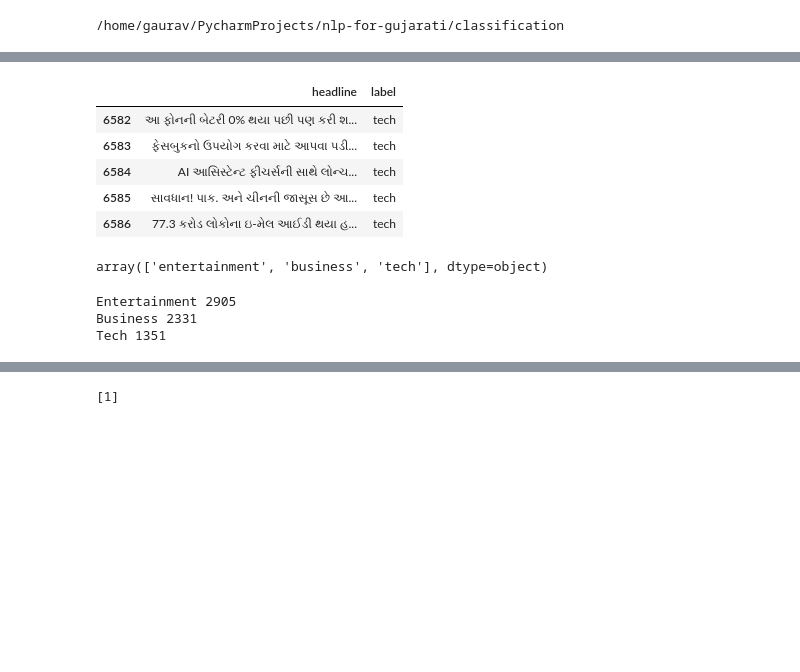
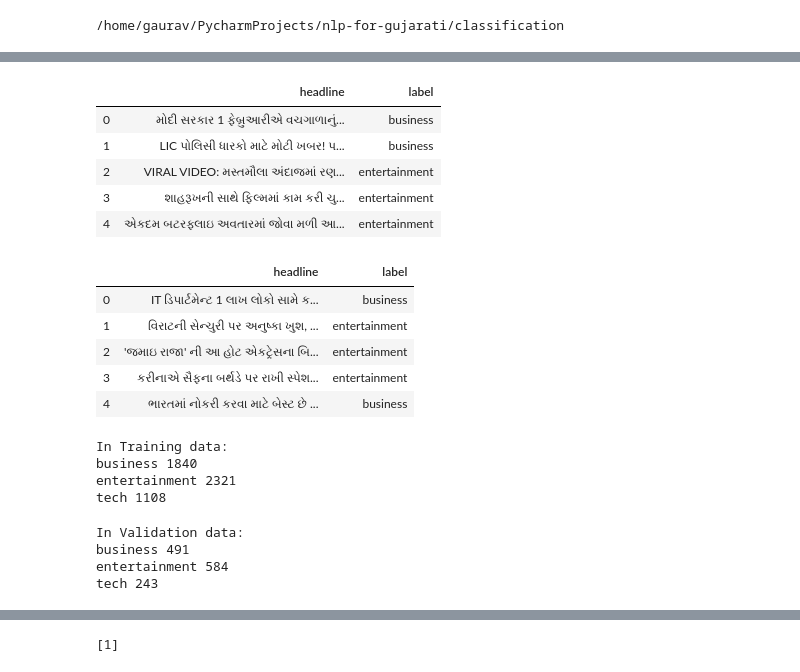
Before and after one commit to goru001/nlp-for-gujarati, a Jupyter notebook: classification/Gujarati_Classification_Model.ipynb, the cells around one changed output, grey strips where cells are left out. Drawn from its saved outputs; the diff is of its cells as text; code cells hidden in the pictures; blank space fills up the shorter version.

```diff
--- a/classification/Gujarati_Classification_Model.ipynb
+++ b/classification/Gujarati_Classification_Model.ipynb
@@ -27,23 +22,39 @@ Gujarati_Classification_Model.ipynb
 # %%
-df = pd.read_csv(path/'Gujarati_Classification_Data_News_Headlines.csv')
-df.tail()
+train_df = pd.read_csv(path/'train.csv')
+train_df.head()
 # %% [output]
 |  | headline | label |
-| 6582 | આ ફોનની બેટરી 0% થયા પછી પણ કરી શ... | tech |
-| 6583 | ફેસબુકનો ઉપયોગ કરવા માટે આપવા પડી... | tech |
-| 6584 | AI આસિસ્ટેન્ટ ફીચર્સની સાથે લોન્ચ... | tech |
-| 6585 | સાવધાન! પાક. અને ચીનની જાસૂસ છે આ... | tech |
-| 6586 | 77.3 કરોડ લોકોના ઇ-મેલ આઈડી થયા હ... | tech |
+| 0 | મોદી સરકાર 1 ફેબ્રુઆરીએ વચગાળાનું... | business |
+| 1 | LIC પોલિસી ધારકો માટે મોટી ખબર! પ... | business |
+| 2 | VIRAL VIDEO: મસ્તમૌલા અંદાજમાં રણ... | entertainment |
+| 3 | શાહરૂખની સાથે ફિલ્મમાં કામ કરી ચુ... | entertainment |
+| 4 | એકદમ બટરફ્લાઇ અવતારમાં જોવા મળી આ... | entertainment |
-# %%
-df['label'].unique()
-# %% [output]
-array(['entertainment', 'business', 'tech'], dtype=object)
-# %%
-print('Entertainment', (df['label'] == 'entertainment').sum())
-print('Business', (df['label'] == 'business').sum())
-print('Tech', (df['label'] == 'tech').sum())
-# %% [output]
-Entertainment 2905
-Business 2331
-Tech 1351
+# %%
+valid_df = pd.read_csv(path/'valid.csv')
+valid_df.head()
+# %% [output]
+|  | headline | label |
+| 0 | IT ડિપાર્ટમેન્ટ 1 લાખ લોકો સામે ક... | business |
+| 1 | વિરાટની સેન્ચુરી પર અનુષ્કા ખુશ, ... | entertainment |
+| 2 | 'જમાઇ રાજા' ની આ હોટ એકટ્રેસના બિ... | entertainment |
+| 3 | કરીનાએ સૈફના બર્થડે પર રાખી સ્પેશ... | entertainment |
+| 4 | ભારતમાં નોકરી કરવા માટે બેસ્ટ છે ... | business |
+# %%
+print('In Training data:')
+for cls in train_df['label'].unique():
+    print(cls, (train_df['label'] == cls).sum())
+# %% [output]
+In Training data:
+business 1840
+entertainment 2321
+tech 1108
+# %%
+print('In Validation data:')
+for cls in valid_df['label'].unique():
+    print(cls, (valid_df['label'] == cls).sum())
+# %% [output]
+In Validation data:
+business 491
+entertainment 584
+tech 243
 # %%
```
Also changed, not shown: parts of 46 cells of this notebook, 7 other files.
